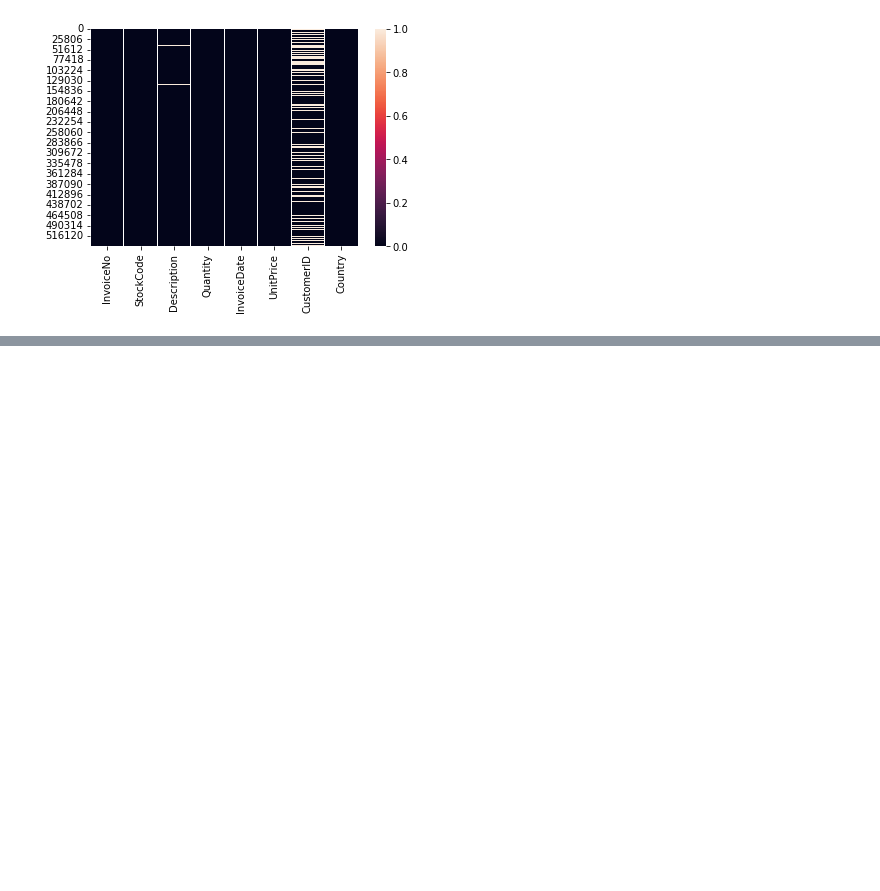
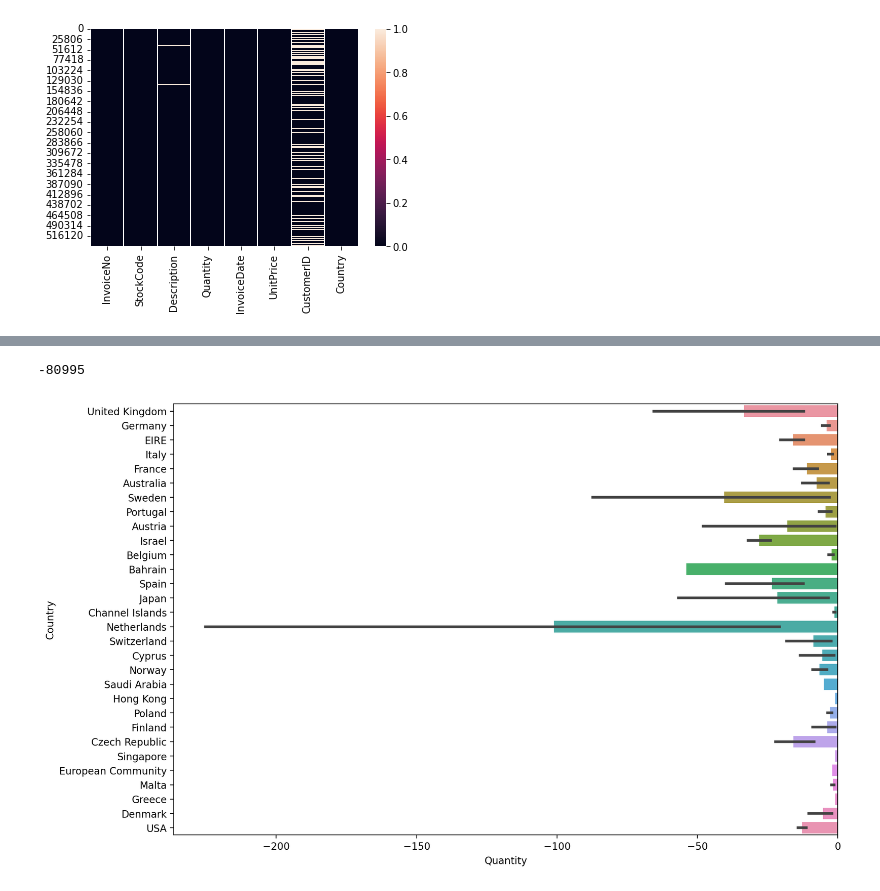
Before and after one commit to shivankb/ML-Clustering, a Jupyter notebook: online_retail_customer_segmentation.ipynb, the cells around one changed output, grey strips where cells are left out. Saved outputs shown, nothing was run; the diff lists cells and outputs as text; code cells hidden in the pictures; blank space fills up the shorter version.

```diff
--- a/online_retail_customer_segmentation.ipynb
+++ b/online_retail_customer_segmentation.ipynb
@@ -191,0 +248,3 @@ df['UnitPrice']=df['UnitPrice'].astype('int64')
+# %%
+cancelled_orders =df[df['InvoiceNo'].astype(str).str.contains('C')]
+cancelled_orders.head()
@@ -191,0 +299,9 @@ df['UnitPrice']=df['UnitPrice'].astype('int64')
+# %%
+cancelled_orders['Quantity'].min()
+# %% [output]
+-80995
+# %%
+plt.figure(figsize=(12,8),dpi=200)
+ax = sns.barplot(data=cancelled_orders,x='Quantity',y='Country')
+# %% [output]
+[figure, added]
```
Also changed, not shown: parts of 46 cells of this notebook.
